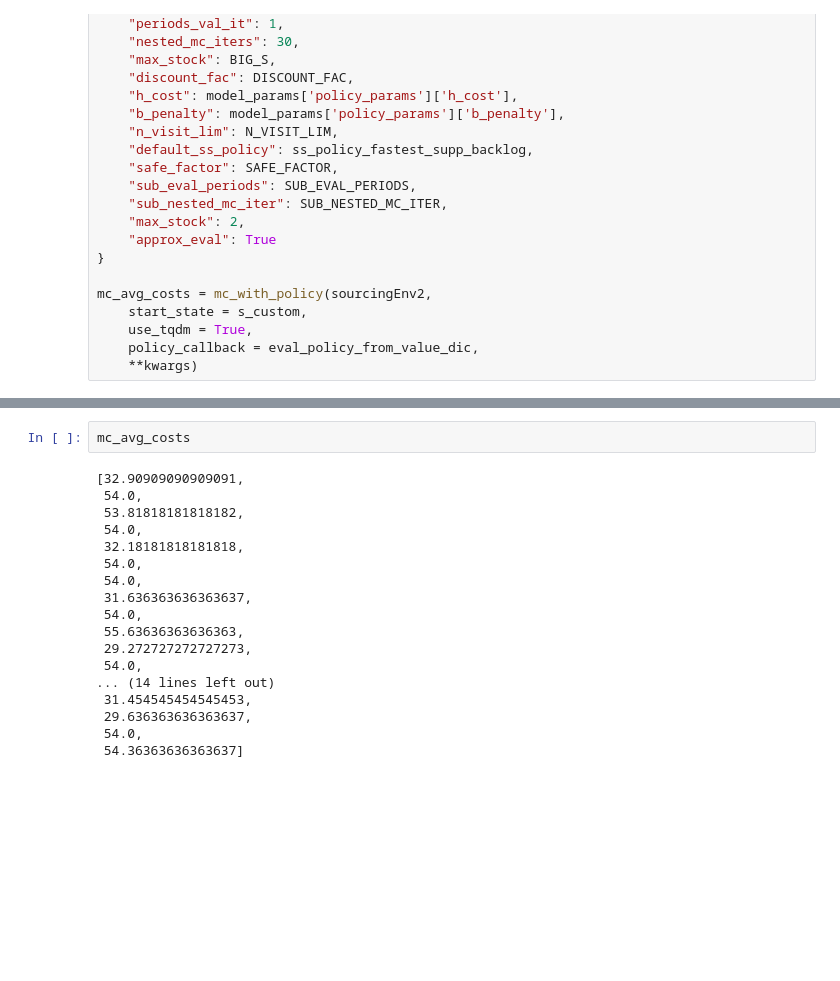
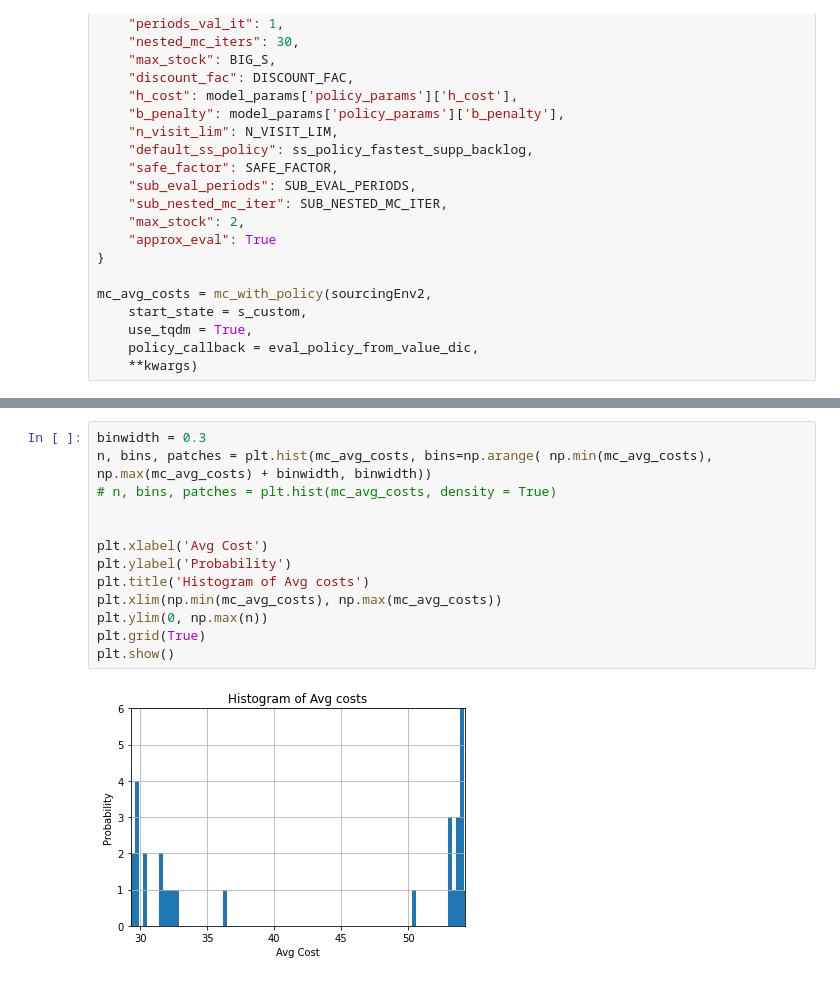
Before and after one commit to tum-logistik/multi-sourcing-inventory, a Jupyter notebook: exp_di.ipynb, the cells around one changed output, grey strips where cells are left out. Drawn from its saved outputs; the diff is of its cells as text; blank space fills up the shorter version.

```diff
--- a/exp_di.ipynb
+++ b/exp_di.ipynb
@@ -298,20 +298,15 @@ np.mean(mc_avg_costs)
-# %%
-mc_avg_costs
-# %% [output]
-[32.90909090909091,
- 54.0,
- 53.81818181818182,
- 54.0,
- 32.18181818181818,
- 54.0,
- 54.0,
- 31.636363636363637,
- 54.0,
- 55.63636363636363,
- 29.272727272727273,
- 54.0,
-... (14 lines left out)
- 31.454545454545453,
- 29.636363636363637,
- 54.0,
- 54.36363636363637]
+# %%
+binwidth = 0.3
+n, bins, patches = plt.hist(mc_avg_costs, bins=np.arange( np.min(mc_avg_costs), np.max(mc_avg_costs) + binwidth, binwidth))
+# n, bins, patches = plt.hist(mc_avg_costs, density = True)
+
+
+plt.xlabel('Avg Cost')
+plt.ylabel('Probability')
+plt.title('Histogram of Avg costs')
+plt.xlim(np.min(mc_avg_costs), np.max(mc_avg_costs))
+plt.ylim(0, np.max(n))
+plt.grid(True)
+plt.show()
+# %% [output]
+[figure, added]
```
Also changed, not shown: parts of 16 cells of this notebook, 3 other files.
